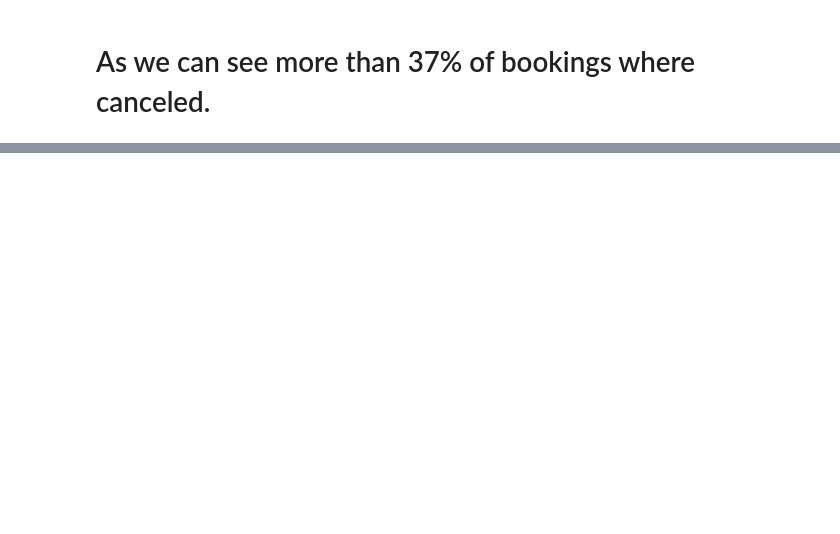
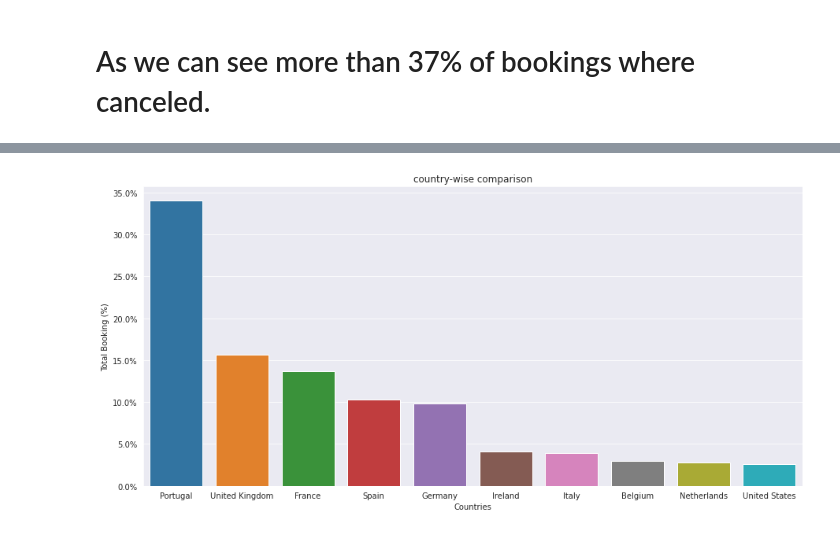
Before and after one commit to ganeshghadge2772/Hotel_Booking, a Jupyter notebook: Hotel_Booking_ipyn.ipynb, the cells around one changed output, grey strips where cells are left out. Cells and saved outputs as stored; diff of their text form; code cells hidden in the pictures; blank space fills up the shorter version.

```diff
--- a/Hotel_Booking_ipyn.ipynb
+++ b/Hotel_Booking_ipyn.ipynb
@@ -218,0 +314,13 @@ plt.show()
+# %%
+# ploting country wise comparing bar plot
+
+import pycountry as pc
+
+x,y = get_count(df_not_canceled['country'], limit=10)
+
+## For each country code select the country name
+country_name = [pc.countries.get(alpha_3=name).name for name in x]
+
+plot(country_name,y, x_label='Countries', y_label='Total Booking (%)', title='country-wise comparison', figsize=(15,7))
+# %% [output]
+[figure, added]
```
Also changed, not shown: parts of 15 cells of this notebook.
